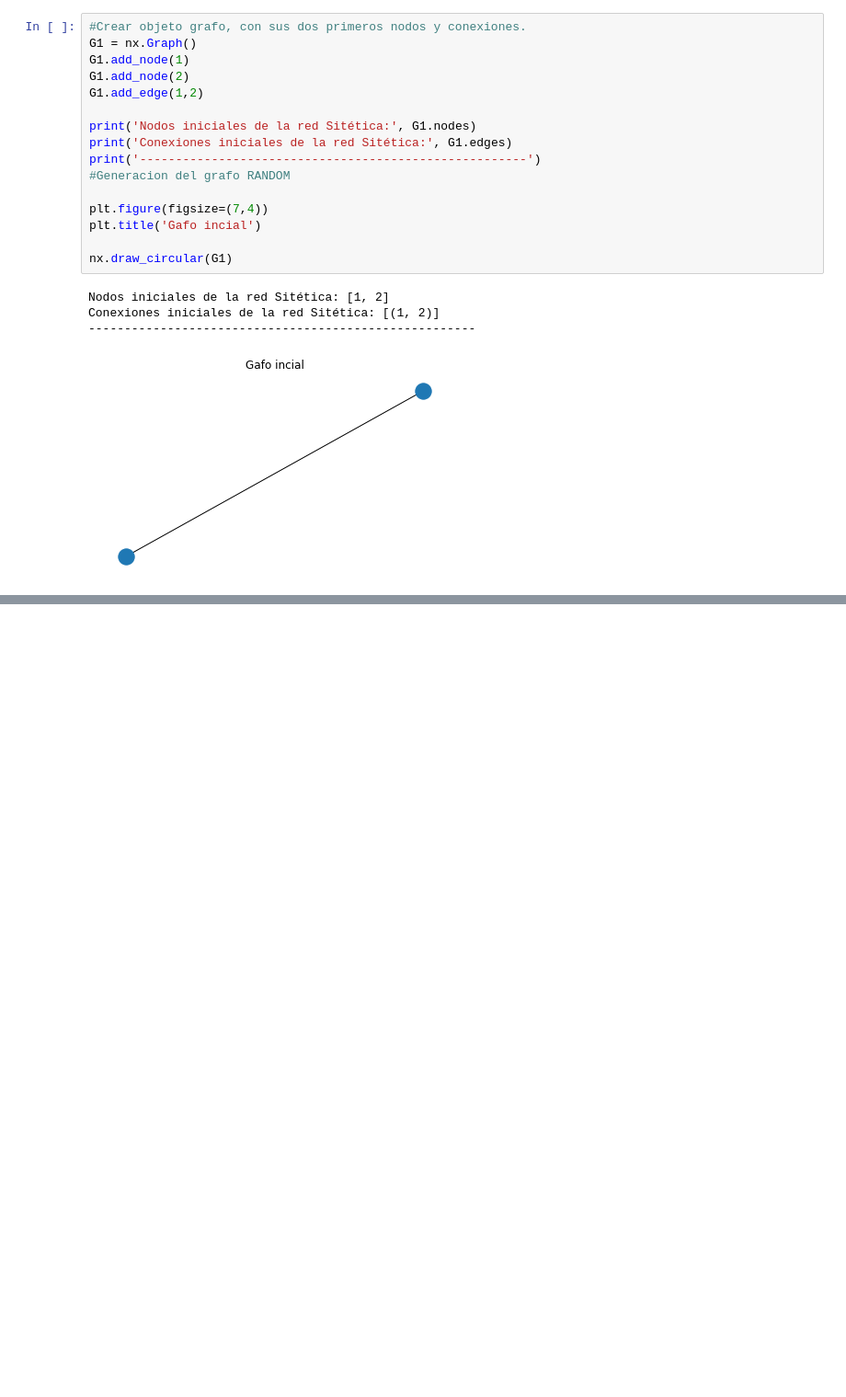
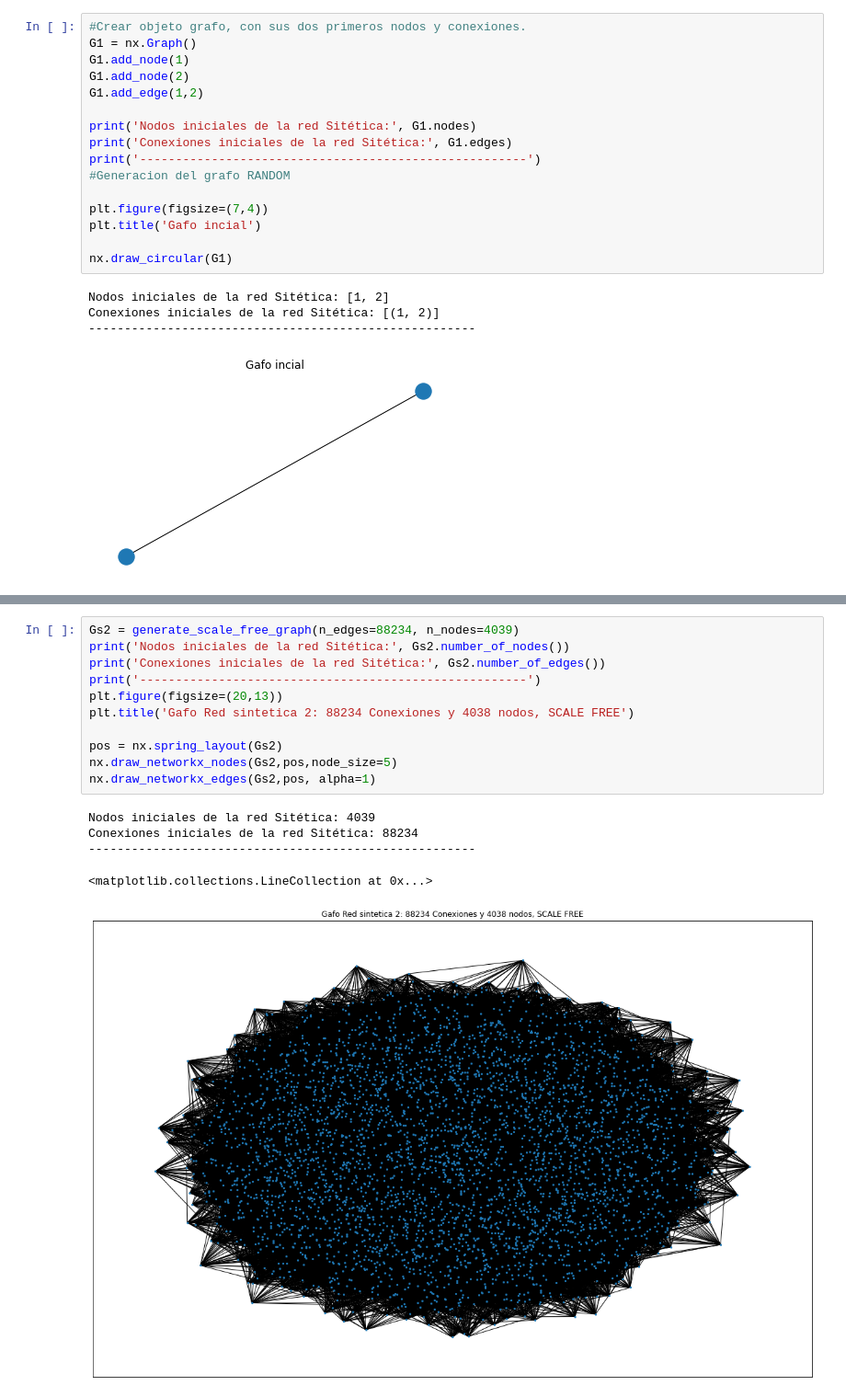
Before and after one commit to jsebastianquiroga/Topicos_analitica, a Jupyter notebook: Notebook/Social_Network_1.ipynb, the cells around one changed output, grey strips where cells are left out. Shown: that part at 92% size. Cells and saved outputs as stored; diff of their text form; blank space fills up the shorter version.

```diff
--- a/Notebook/Social_Network_1.ipynb
+++ b/Notebook/Social_Network_1.ipynb
@@ -277,0 +201,17 @@ nyra_2019_nn = nyra_2019.copy()
+# %%
+Gs2 = generate_scale_free_graph(n_edges=88234, n_nodes=4039)
+print('Nodos iniciales de la red Sitética:', Gs2.number_of_nodes())
+print('Conexiones iniciales de la red Sitética:', Gs2.number_of_edges())
+print('------------------------------------------------------')
+plt.figure(figsize=(20,13))
+plt.title('Gafo Red sintetica 2: 88234 Conexiones y 4038 nodos, SCALE FREE')
+
+pos = nx.spring_layout(Gs2)
+nx.draw_networkx_nodes(Gs2,pos,node_size=5)
+nx.draw_networkx_edges(Gs2,pos, alpha=1)
+# %% [output]
+Nodos iniciales de la red Sitética: 4039
+Conexiones iniciales de la red Sitética: 88234
+------------------------------------------------------
+<matplotlib.collections.LineCollection at 0x...>
+[figure, added]
```
Also changed, not shown: parts of 35 cells of this notebook.
